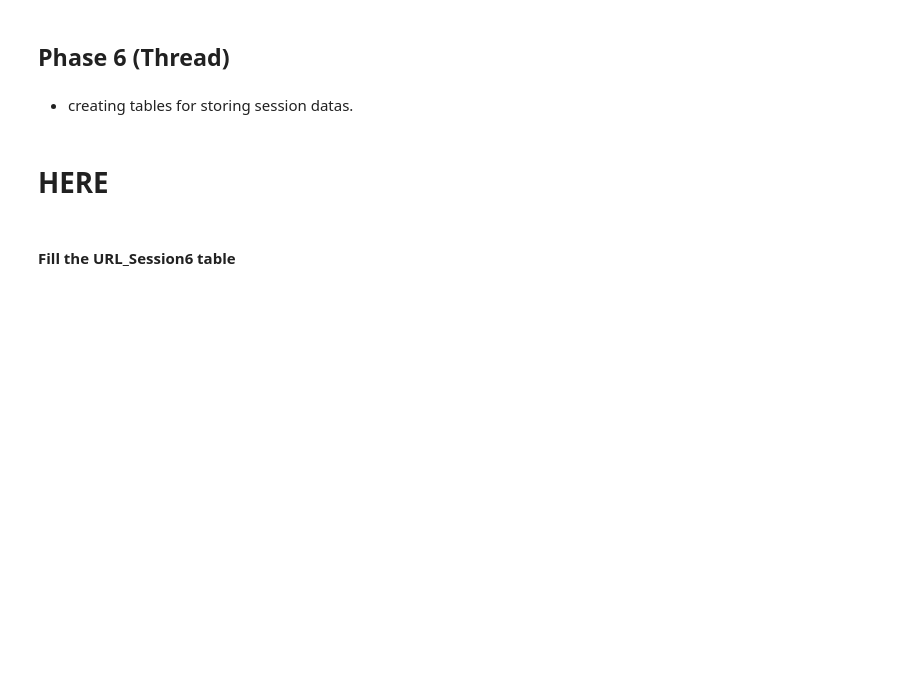
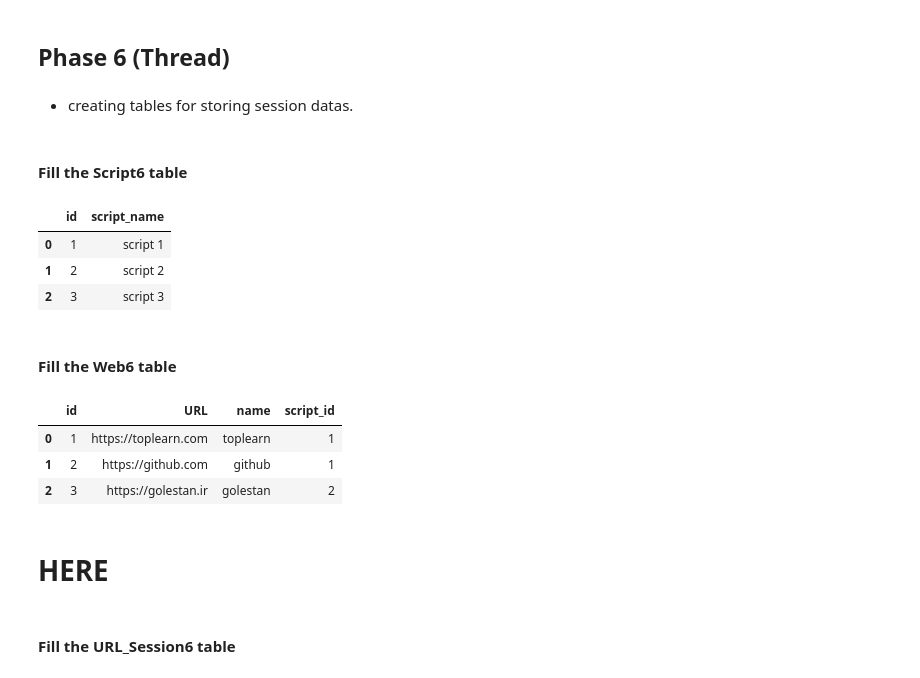
Before and after one commit to ngnma/Databas-Labratory, a Jupyter notebook: Untitled-1.ipynb, the cells around one changed output. Saved outputs shown, nothing was run; the diff lists cells and outputs as text; code cells hidden in the pictures; blank space fills up the shorter version.

```diff
--- a/Untitled-1.ipynb
+++ b/Untitled-1.ipynb
@@ -636,6 +673,42 @@ mycursor.execute("CREATE TABLE Resolution6 (id INT AUTO_INCREMENT PRIMARY KEY, w
 
 # Create Table Session6
 #mycursor.execute("CREATE TABLE Session6 (id INT AUTO_INCREMENT PRIMARY KEY, b_name VARCHAR(1024), b_version VARCHAR(1024), O_name VARCHAR(1024), O_version VARCHAR(1024),width INT, height INT, FOREIGN KEY (id) REFERENCES URL_Session6(session_id))")
+# %% [markdown]
+#### Fill the Script6 table
+# %%
+mycursor.execute("INSERT INTO Script6 (script_name) VALUES (%s)", ['script 1'])
+mycursor.execute("INSERT INTO Script6 (script_name) VALUES (%s)", ['script 2'])
+mycursor.execute("INSERT INTO Script6 (script_name) VALUES (%s)", ['script 3'])
+mydb.commit()
+query = 'SELECT * FROM Script6'
+pd.read_sql(query, mydb)
+# %% [output]
+|  | id | script_name |
+| 0 | 1 | script 1 |
+| 1 | 2 | script 2 |
+| 2 | 3 | script 3 |
+# %% [markdown]
+#### Fill the Web6 table
+# %%
+# create a list of tuples containing the data to insert
+data = [
+  ('https://toplearn.com', 'toplearn' , '1'),
+  ('https://github.com', 'github', '1'),
+  ('https://golestan.ir', 'golestan', '2')
+]
+
+# define the SQL query to insert data into the table
+sql = "INSERT INTO Web6 (URL, name, script_id) VALUES (%s, %s, %s)"
+mycursor.executemany(sql, data)
+mydb.commit()
+
+query = 'SELECT * FROM Web6'
+pd.read_sql(query, mydb)
+# %% [output]
+|  | id | URL | name | script_id |
+| 0 | 1 | https://toplearn.com | toplearn | 1 |
+| 1 | 2 | https://github.com | github | 1 |
+| 2 | 3 | https://golestan.ir | golestan | 2 |
 # %% [markdown]
 # HERE
 # %% [markdown]
```
Also changed, not shown: parts of 13 cells of this notebook.
